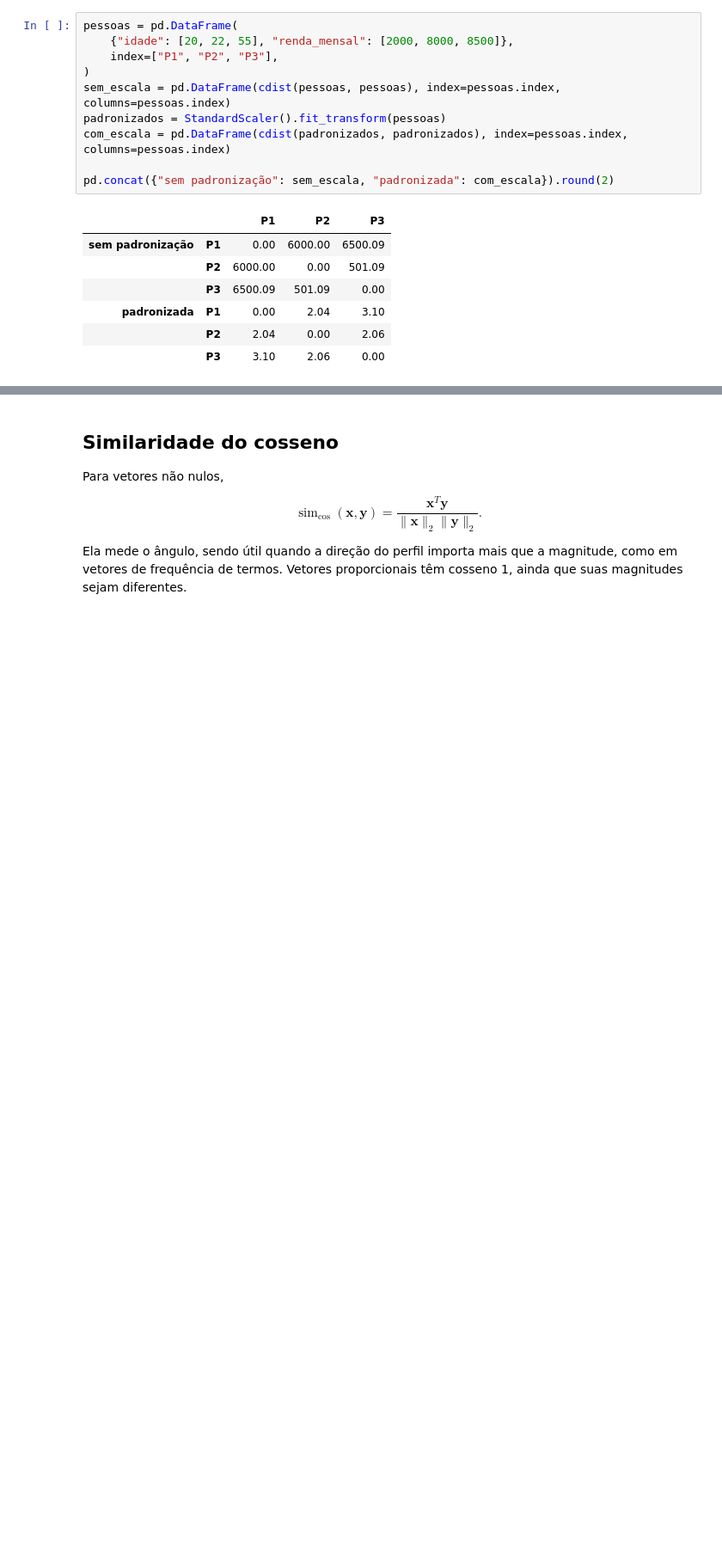
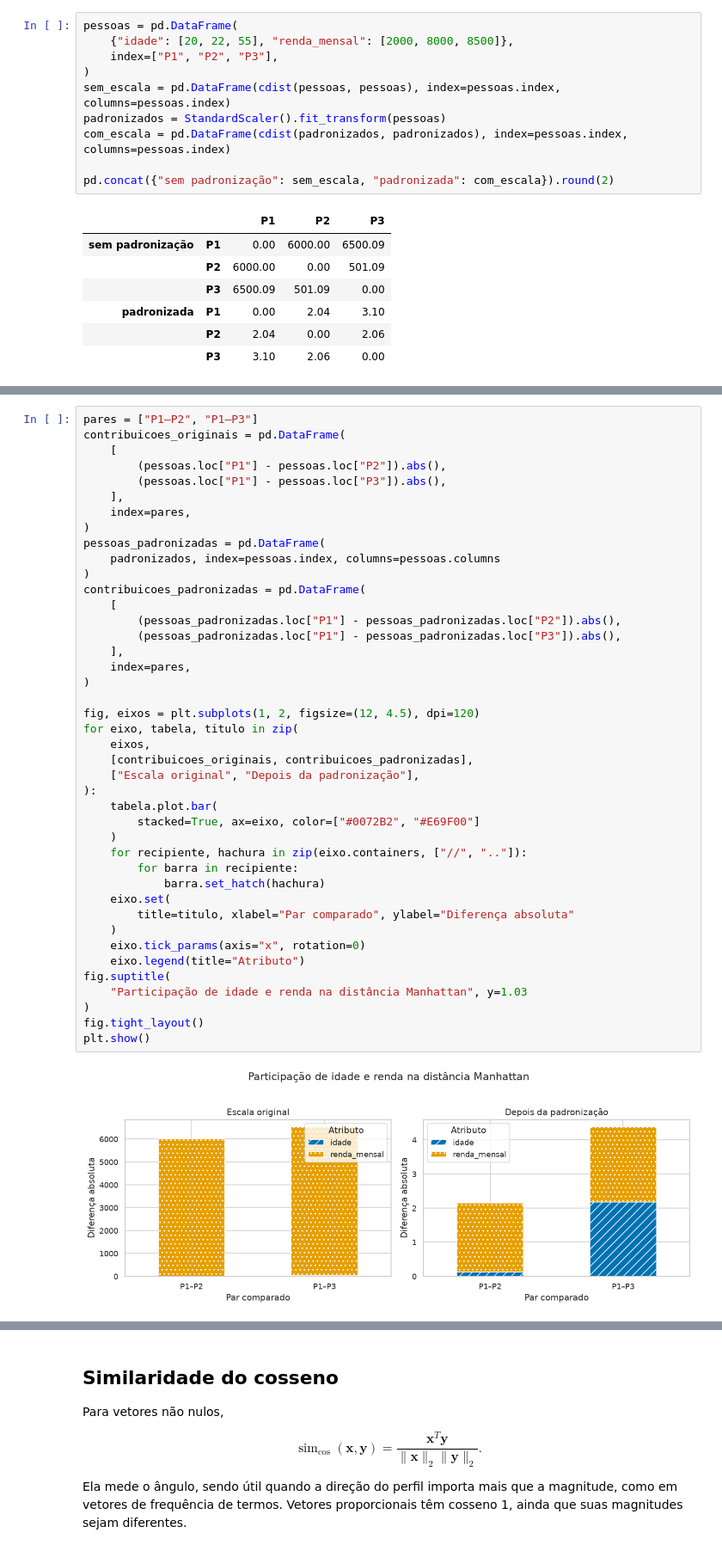
Before and after one commit to lalvim/DataMining, a Jupyter notebook: notebooks/unidade_02/02_03_similaridade_e_dissimilaridade.ipynb, the cells around one changed output, grey strips where cells are left out. Shown at 86% size. Drawn from its saved outputs; the diff is of its cells as text; blank space fills up the shorter version.

```diff
--- a/notebooks/unidade_02/02_03_similaridade_e_dissimilaridade.ipynb
+++ b/notebooks/unidade_02/02_03_similaridade_e_dissimilaridade.ipynb
@@ -103,0 +146,44 @@ pd.concat({"sem padronização": sem_escala, "padronizada": com_escala}).round(2
+# %%
+pares = ["P1–P2", "P1–P3"]
+contribuicoes_originais = pd.DataFrame(
+    [
+        (pessoas.loc["P1"] - pessoas.loc["P2"]).abs(),
+        (pessoas.loc["P1"] - pessoas.loc["P3"]).abs(),
+    ],
+    index=pares,
+)
+pessoas_padronizadas = pd.DataFrame(
+    padronizados, index=pessoas.index, columns=pessoas.columns
+)
+contribuicoes_padronizadas = pd.DataFrame(
+    [
+        (pessoas_padronizadas.loc["P1"] - pessoas_padronizadas.loc["P2"]).abs(),
+        (pessoas_padronizadas.loc["P1"] - pessoas_padronizadas.loc["P3"]).abs(),
+    ],
+    index=pares,
+)
+
+fig, eixos = plt.subplots(1, 2, figsize=(12, 4.5), dpi=120)
+for eixo, tabela, titulo in zip(
+    eixos,
+    [contribuicoes_originais, contribuicoes_padronizadas],
+    ["Escala original", "Depois da padronização"],
+):
+    tabela.plot.bar(
+        stacked=True, ax=eixo, color=["#0072B2", "#E69F00"]
+    )
+    for recipiente, hachura in zip(eixo.containers, ["//", ".."]):
+        for barra in recipiente:
+            barra.set_hatch(hachura)
+    eixo.set(
+        title=titulo, xlabel="Par comparado", ylabel="Diferença absoluta"
+    )
+    eixo.tick_params(axis="x", rotation=0)
+    eixo.legend(title="Atributo")
+fig.suptitle(
+    "Participação de idade e renda na distância Manhattan", y=1.03
+)
+fig.tight_layout()
+plt.show()
+# %% [output]
+[figure, added]
```
Also changed, not shown: parts of 8 cells of this notebook, 2 other files.
